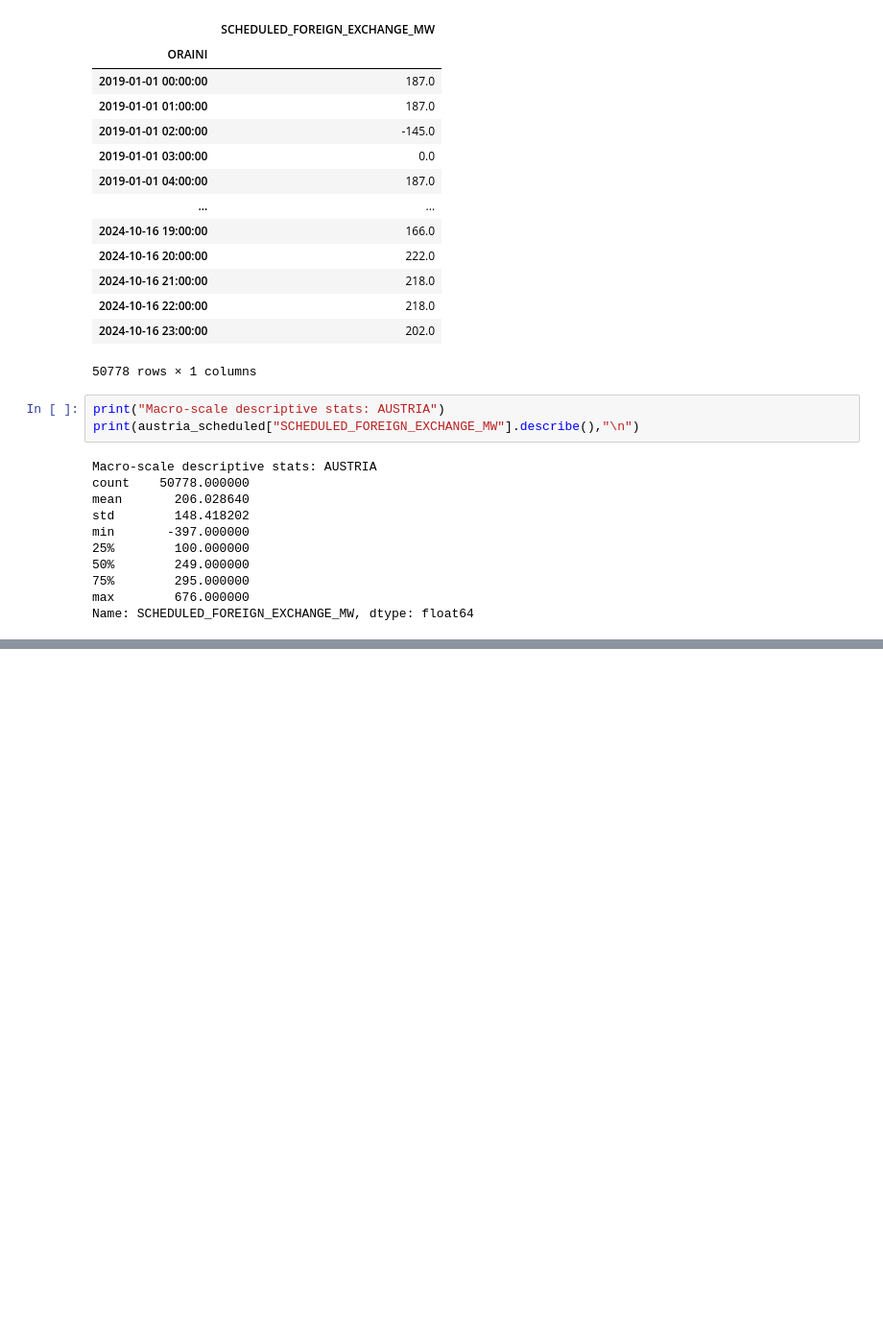
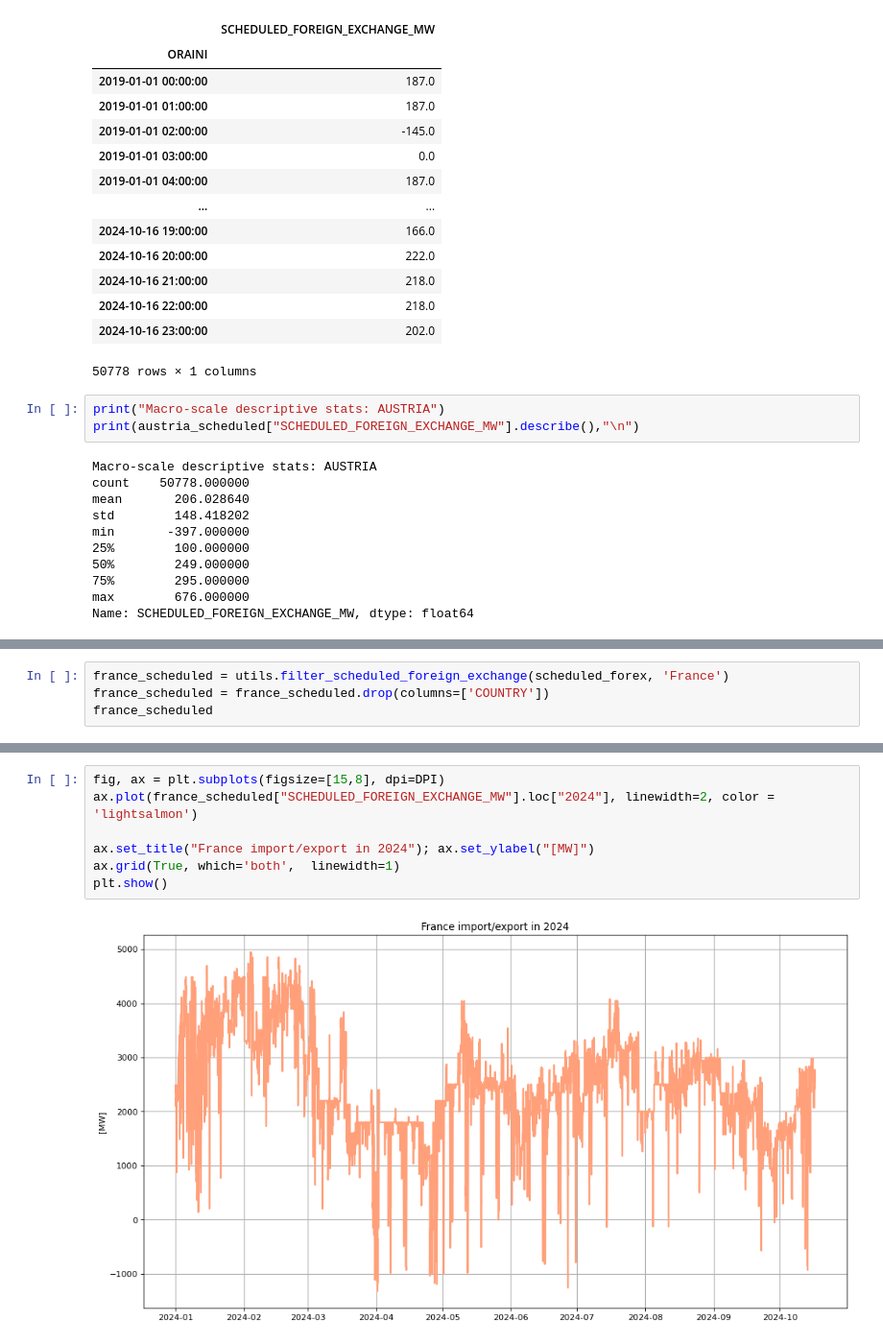
Before and after one commit to samueledelia/Italian-imbalance-forecasting, a Jupyter notebook: notebook/data_exploration/power_transmission.ipynb, the cells around one changed output, grey strips where cells are left out. Shown at 96% size. Drawn from its saved outputs; the diff is of its cells as text; blank space fills up the shorter version.

```diff
--- a/notebook/data_exploration/power_transmission.ipynb
+++ b/notebook/data_exploration/power_transmission.ipynb
@@ -141,0 +207,4 @@ plt.show()
+# %%
+france_scheduled = utils.filter_scheduled_foreign_exchange(scheduled_forex, 'France')
+france_scheduled = france_scheduled.drop(columns=['COUNTRY'])
+france_scheduled
@@ -141,0 +240,9 @@ plt.show()
+# %%
+fig, ax = plt.subplots(figsize=[15,8], dpi=DPI)
+ax.plot(france_scheduled["SCHEDULED_FOREIGN_EXCHANGE_MW"].loc["2024"], linewidth=2, color = 'lightsalmon')
+
+ax.set_title("France import/export in 2024"); ax.set_ylabel("[MW]")
+ax.grid(True, which='both',  linewidth=1)
+plt.show()
+# %% [output]
+[figure, added]
```
Also changed, not shown: parts of 27 cells of this notebook.
